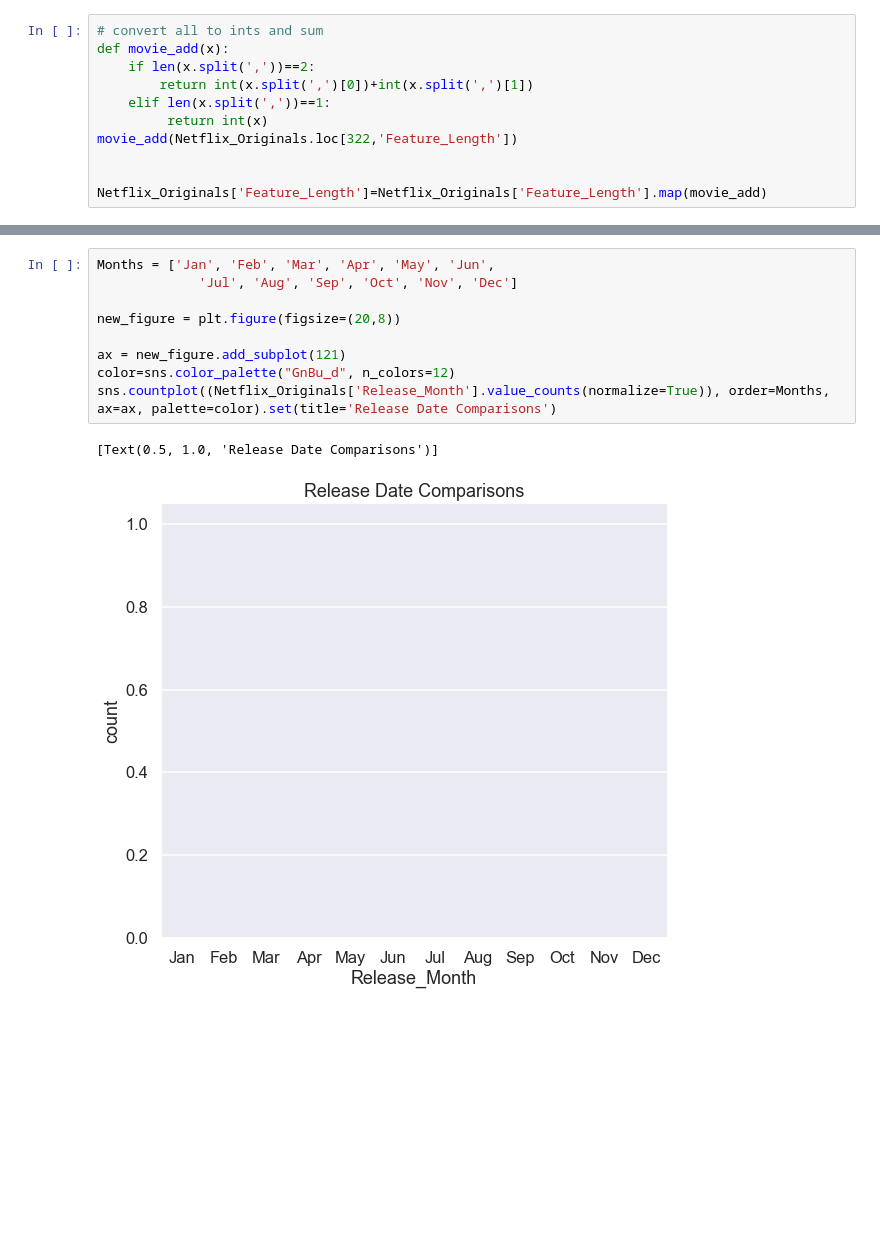
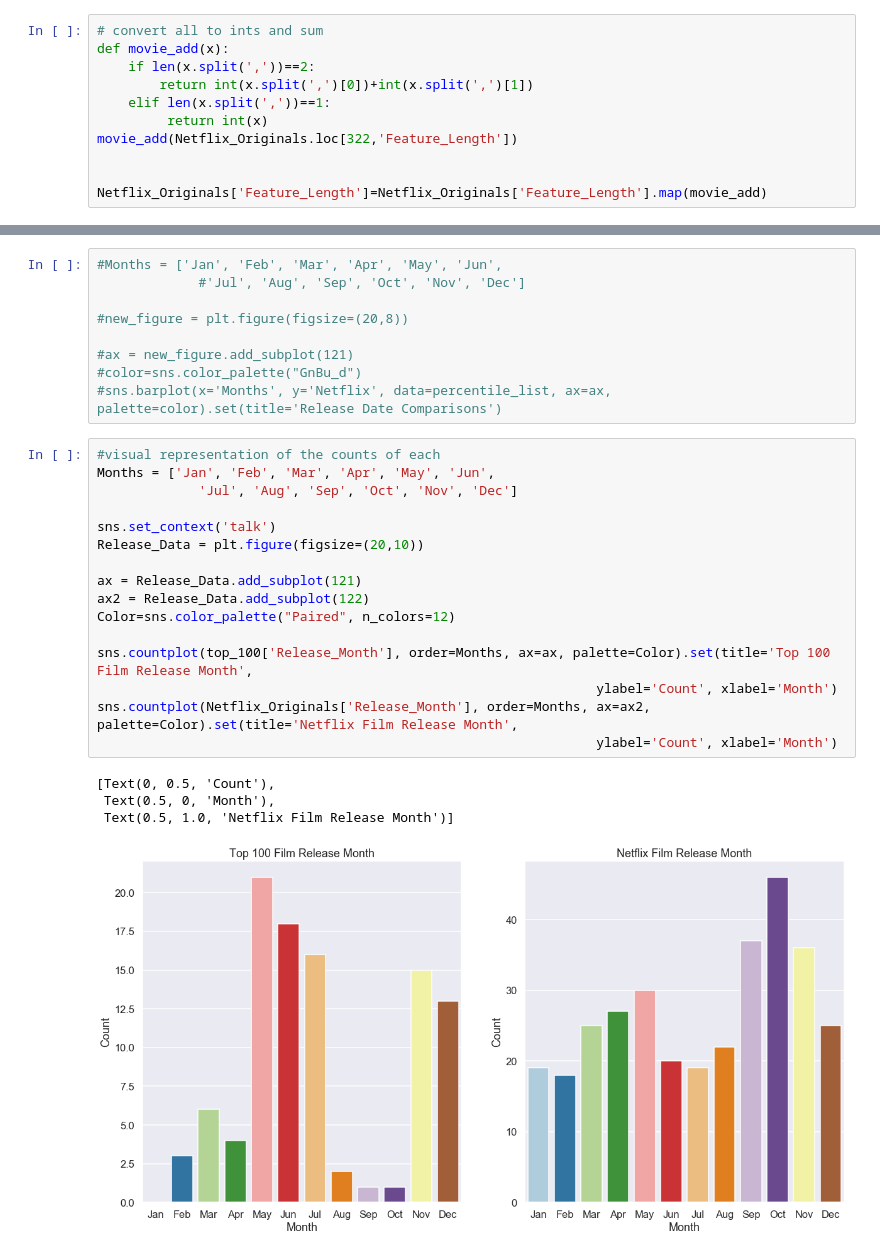
Before and after one commit to carlyf15/dsc-mod-1-project-v2-1-online-ds-sp-000, a Jupyter notebook: student.ipynb, the cells around one changed output, grey strips where cells are left out. Cells and saved outputs as stored; diff of their text form; blank space fills up the shorter version.

```diff
--- a/student.ipynb
+++ b/student.ipynb
@@ -858,12 +916,30 @@ top_100_final.head()
 # %%
-Months = ['Jan', 'Feb', 'Mar', 'Apr', 'May', 'Jun',
-             'Jul', 'Aug', 'Sep', 'Oct', 'Nov', 'Dec']
+#Months = ['Jan', 'Feb', 'Mar', 'Apr', 'May', 'Jun',
+             #'Jul', 'Aug', 'Sep', 'Oct', 'Nov', 'Dec']
 
-new_figure = plt.figure(figsize=(20,8))
+#new_figure = plt.figure(figsize=(20,8))
 
-ax = new_figure.add_subplot(121)
-color=sns.color_palette("GnBu_d", n_colors=12)
-sns.countplot((Netflix_Originals['Release_Month'].value_counts(normalize=True)), order=Months, ax=ax, palette=color).set(title='Release Date Comparisons')
+#ax = new_figure.add_subplot(121)
+#color=sns.color_palette("GnBu_d")
+#sns.barplot(x='Months', y='Netflix', data=percentile_list, ax=ax, palette=color).set(title='Release Date Comparisons')
-# %% [output]
-[Text(0.5, 1.0, 'Release Date Comparisons')]
-[figure, removed]
+# %%
+#visual representation of the counts of each
+Months = ['Jan', 'Feb', 'Mar', 'Apr', 'May', 'Jun',
+             'Jul', 'Aug', 'Sep', 'Oct', 'Nov', 'Dec']
+
+sns.set_context('talk')
+Release_Data = plt.figure(figsize=(20,10))
+
+ax = Release_Data.add_subplot(121)
+ax2 = Release_Data.add_subplot(122)
+Color=sns.color_palette("Paired", n_colors=12)
+
+sns.countplot(top_100['Release_Month'], order=Months, ax=ax, palette=Color).set(title='Top 100 Film Release Month',
+                                                                ylabel='Count', xlabel='Month')
+sns.countplot(Netflix_Originals['Release_Month'], order=Months, ax=ax2, palette=Color).set(title='Netflix Film Release Month',
+                                                                ylabel='Count', xlabel='Month')
+# %% [output]
+[Text(0, 0.5, 'Count'),
+ Text(0.5, 0, 'Month'),
+ Text(0.5, 1.0, 'Netflix Film Release Month')]
+[figure, added]
```
Also changed, not shown: parts of 14 cells of this notebook, 1 other file.
